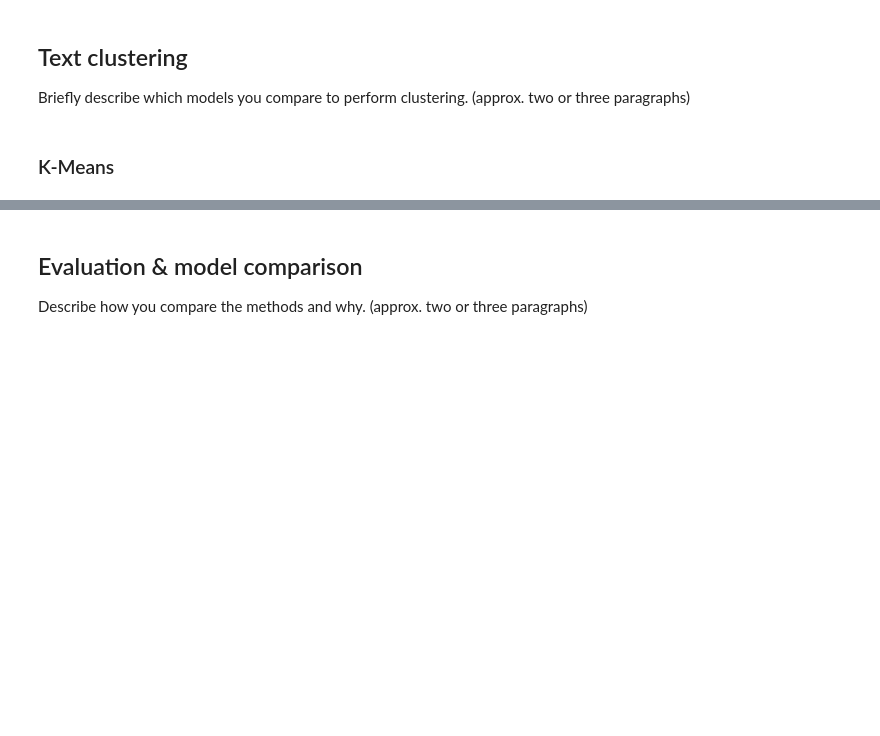
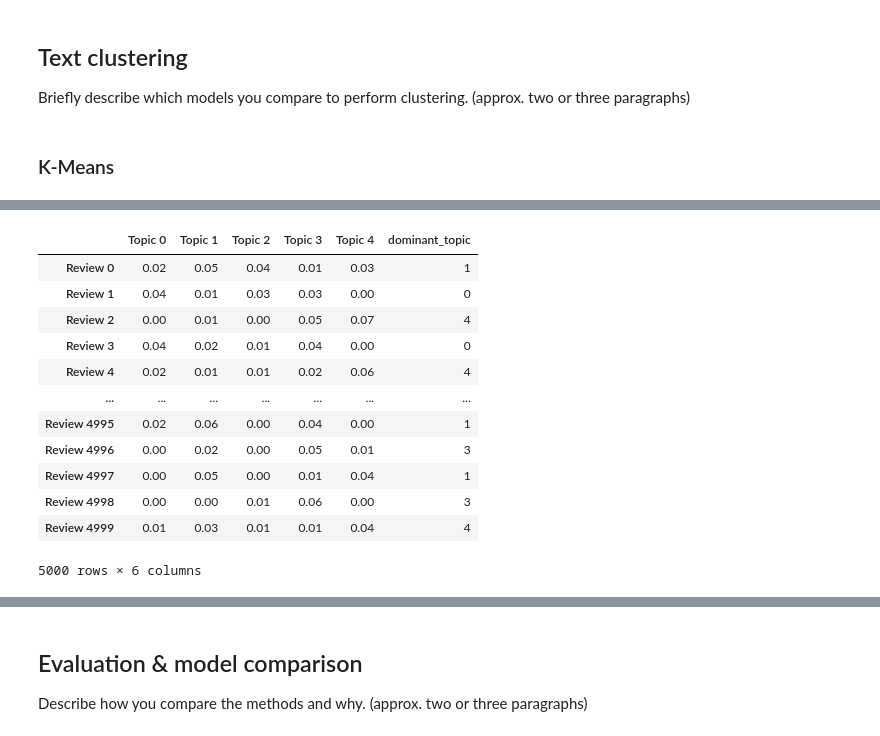
Before and after one commit to OssamaSijbesma/uu-data-analysis-and-machine-learning-assignments, a Jupyter notebook: assignment-2/report.ipynb, the cells around one changed output, grey strips where cells are left out. Cells and saved outputs as stored; diff of their text form; code cells hidden in the pictures; blank space fills up the shorter version.

```diff
--- a/assignment-2/report.ipynb
+++ b/assignment-2/report.ipynb
@@ -294,0 +389,16 @@ V-Measure: 0.3483473127881498
+# %%
+df_review_topic_5
+# %% [output]
+|  | Topic 0 | Topic 1 | Topic 2 | Topic 3 | Topic 4 | dominant_topic |
+| Review 0 | 0.02 | 0.05 | 0.04 | 0.01 | 0.03 | 1 |
+| Review 1 | 0.04 | 0.01 | 0.03 | 0.03 | 0.00 | 0 |
+| Review 2 | 0.00 | 0.01 | 0.00 | 0.05 | 0.07 | 4 |
+| Review 3 | 0.04 | 0.02 | 0.01 | 0.04 | 0.00 | 0 |
+| Review 4 | 0.02 | 0.01 | 0.01 | 0.02 | 0.06 | 4 |
+| ... | ... | ... | ... | ... | ... | ... |
+| Review 4995 | 0.02 | 0.06 | 0.00 | 0.04 | 0.00 | 1 |
+| Review 4996 | 0.00 | 0.02 | 0.00 | 0.05 | 0.01 | 3 |
+| Review 4997 | 0.00 | 0.05 | 0.00 | 0.01 | 0.04 | 1 |
+| Review 4998 | 0.00 | 0.00 | 0.01 | 0.06 | 0.00 | 3 |
+| Review 4999 | 0.01 | 0.03 | 0.01 | 0.01 | 0.04 | 4 |
+5000 rows × 6 columns
```
Also changed, not shown: parts of 18 cells of this notebook.
